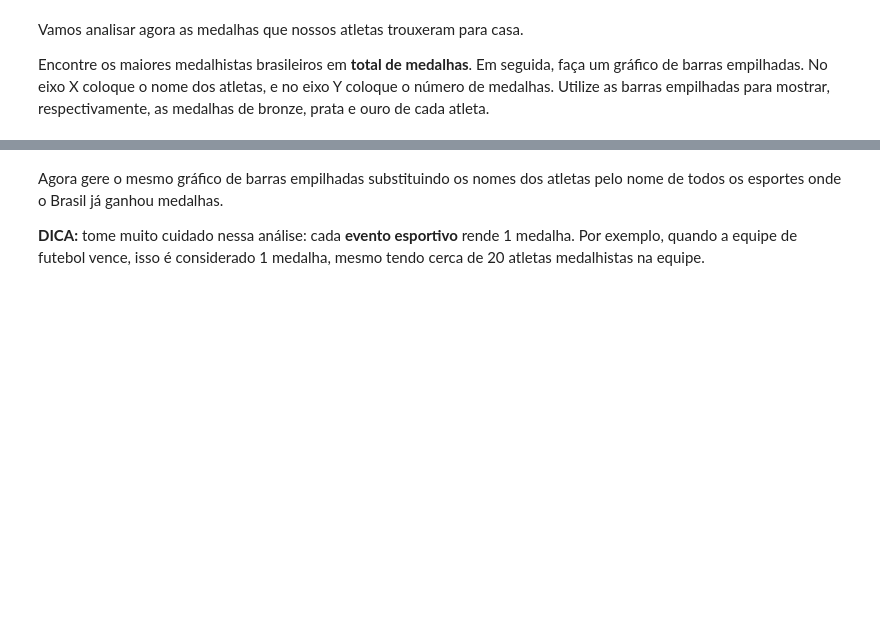
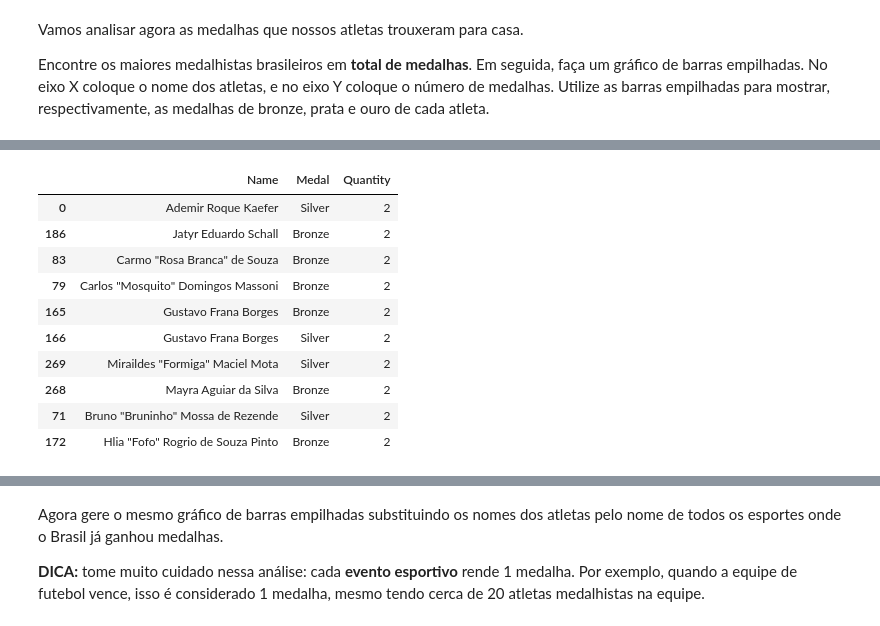
Before and after one commit to pedrobsantana/Projeto-II-Olimpiadas, a Jupyter notebook: Projeto - Dataviz.ipynb, the cells around one changed output, grey strips where cells are left out. Saved outputs shown, nothing was run; the diff lists cells and outputs as text; code cells hidden in the pictures; blank space fills up the shorter version.

```diff
--- a/Projeto - Dataviz.ipynb
+++ b/Projeto - Dataviz.ipynb
@@ -31,0 +91,22 @@ Encontre os maiores medalhistas brasileiros em **total de medalhas**. Em seguida
+# %%
+# DataFrame com a quantidade de medalha POR TIPO
+
+df_medalhas_por_atleta = pd.DataFrame(series_medalhas_por_atleta)
+df_medalhas_por_atleta.rename(columns = {
+    'Medal':'Quantity'
+}, inplace = True)
+df_medalhas_por_atleta.reset_index(inplace=True)
+df_medalhas_por_atleta.sort_values(by = 'Quantity', ascending = False, inplace = True)
+df_medalhas_por_atleta.head(10)
+# %% [output]
+|  | Name | Medal | Quantity |
+| 0 | Ademir Roque Kaefer | Silver | 2 |
+| 186 | Jatyr Eduardo Schall | Bronze | 2 |
+| 83 | Carmo "Rosa Branca" de Souza | Bronze | 2 |
+| 79 | Carlos "Mosquito" Domingos Massoni | Bronze | 2 |
+| 165 | Gustavo Frana Borges | Bronze | 2 |
+| 166 | Gustavo Frana Borges | Silver | 2 |
+| 269 | Miraildes "Formiga" Maciel Mota | Silver | 2 |
+| 268 | Mayra Aguiar da Silva | Bronze | 2 |
+| 71 | Bruno "Bruninho" Mossa de Rezende | Silver | 2 |
+| 172 | Hlia "Fofo" Rogrio de Souza Pinto | Bronze | 2 |
```
Also changed, not shown: parts of 11 cells of this notebook.
